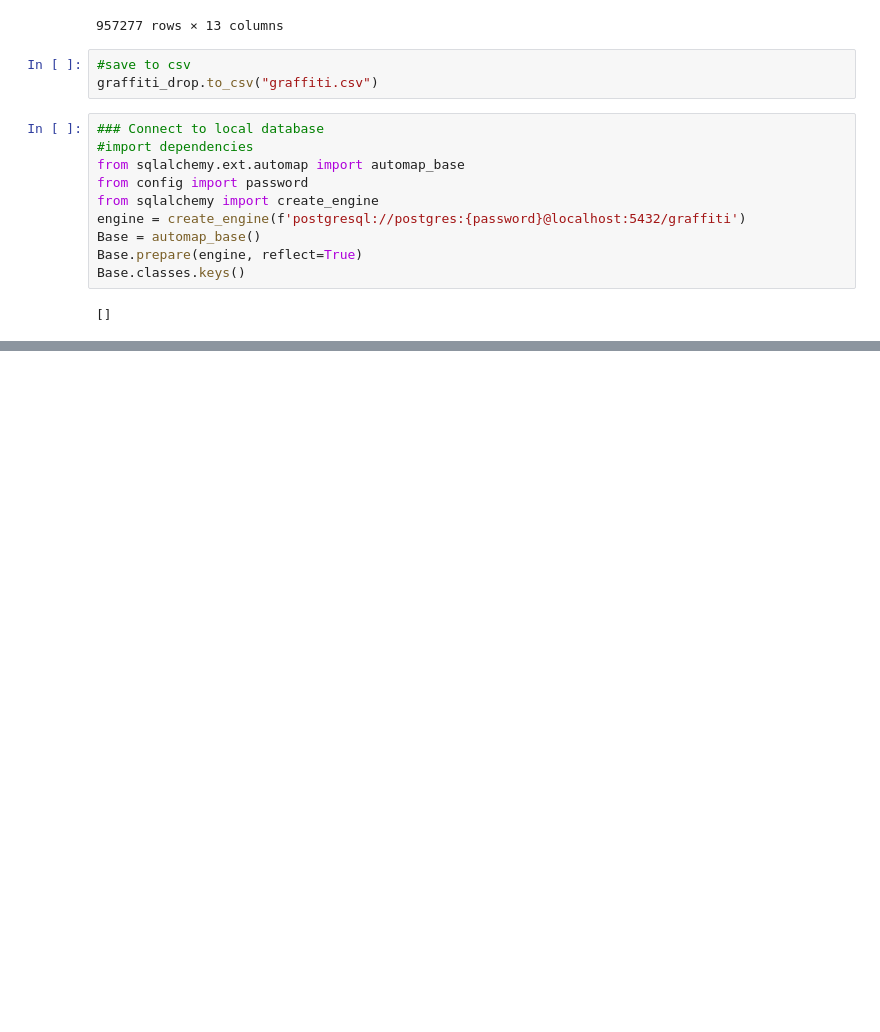
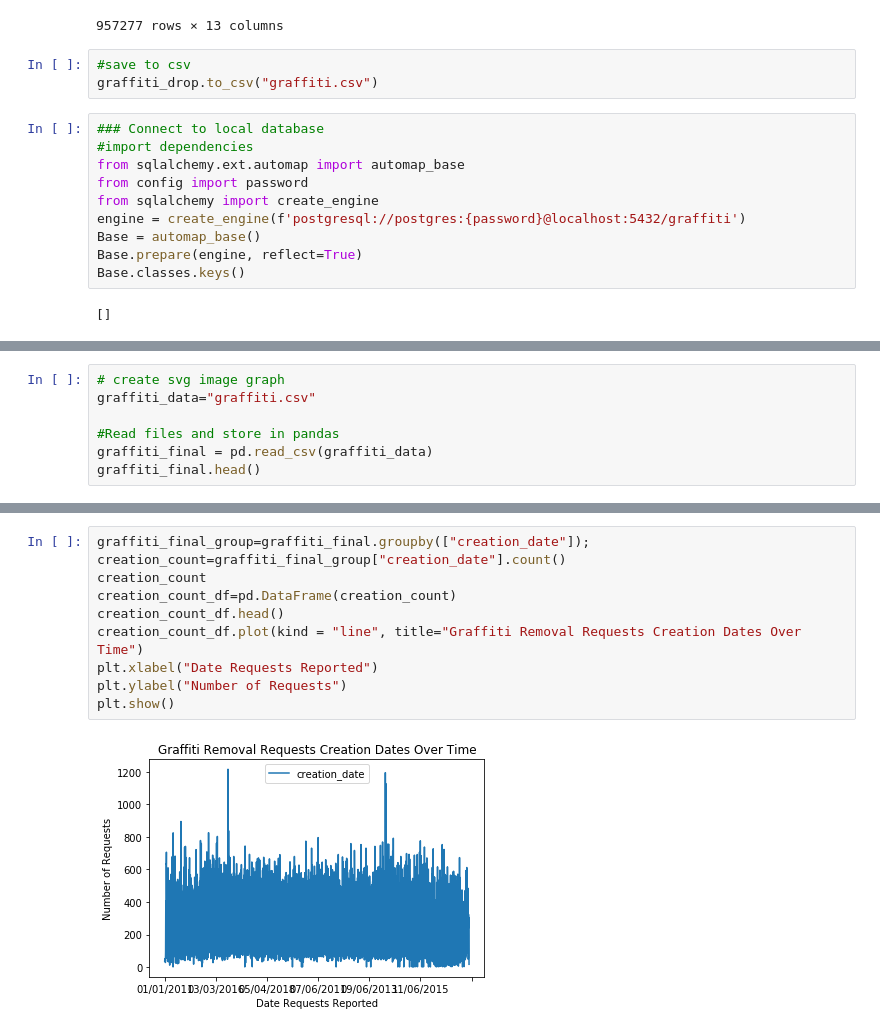
Before and after one commit to liliana-ilut/graffiti-removal, a Jupyter notebook: graffiti2.ipynb, the cells around one changed output, grey strips where cells are left out. Drawn from its saved outputs; the diff is of its cells as text; blank space fills up the shorter version.

Commit message:
worked on charts

```diff
--- a/graffiti2.ipynb
+++ b/graffiti2.ipynb
@@ -135,3 +118,10 @@ pd.read_sql_query('select * from graffiti limit 100', con=engine).head()
 | 2 | 17-05248568 | 08/07/2017 | Completed | 08/07/2017 | Metal - Painted | Dumpster | 1557 W 13TH ST | 60608.0 | ... |
 | 3 | 17-05246644 | 08/07/2017 | Completed | 08/07/2017 | Metal - Painted | Dumpster | 3510 N KEDZIE AVE | 60618.0 | ... |
 | 4 | 17-05194517 | 08/05/2017 | Completed | 08/07/2017 | Aluminum Siding | Alley | 2520 N KILBOURN AVE | 60639.0 | ... |
+# %%
+# create svg image graph
+graffiti_data="graffiti.csv"
+
+#Read files and store in pandas
+graffiti_final = pd.read_csv(graffiti_data)
+graffiti_final.head()
@@ -137,0 +135,12 @@ pd.read_sql_query('select * from graffiti limit 100', con=engine).head()
+# %%
+graffiti_final_group=graffiti_final.groupby(["creation_date"]);
+creation_count=graffiti_final_group["creation_date"].count()
+creation_count
+creation_count_df=pd.DataFrame(creation_count)
+creation_count_df.head()
+creation_count_df.plot(kind = "line", title="Graffiti Removal Requests Creation Dates Over Time")
+plt.xlabel("Date Requests Reported")
+plt.ylabel("Number of Requests")
+plt.show()
+# %% [output]
+[figure, added]
```
Also changed, not shown: parts of 4 cells of this notebook, 15 other files.
